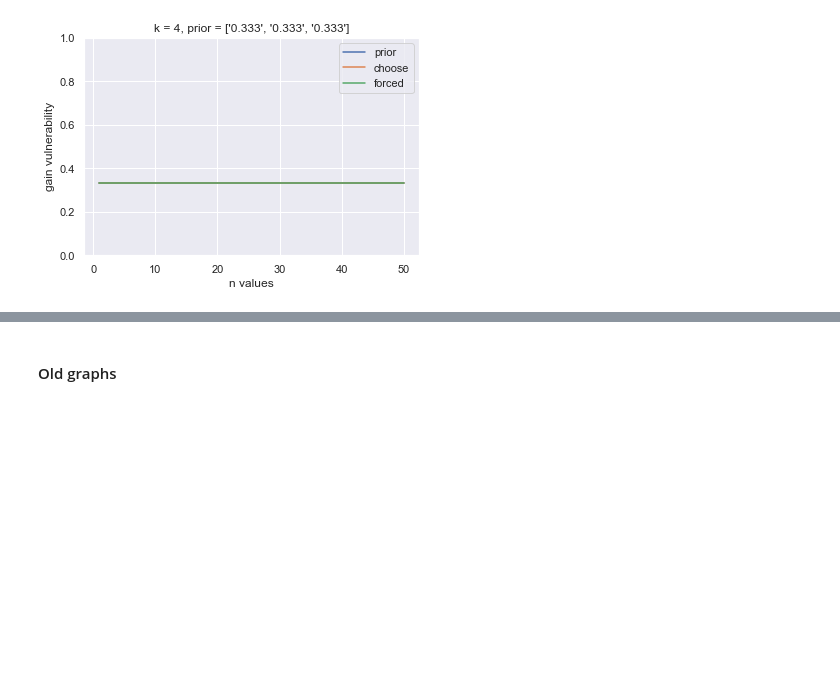
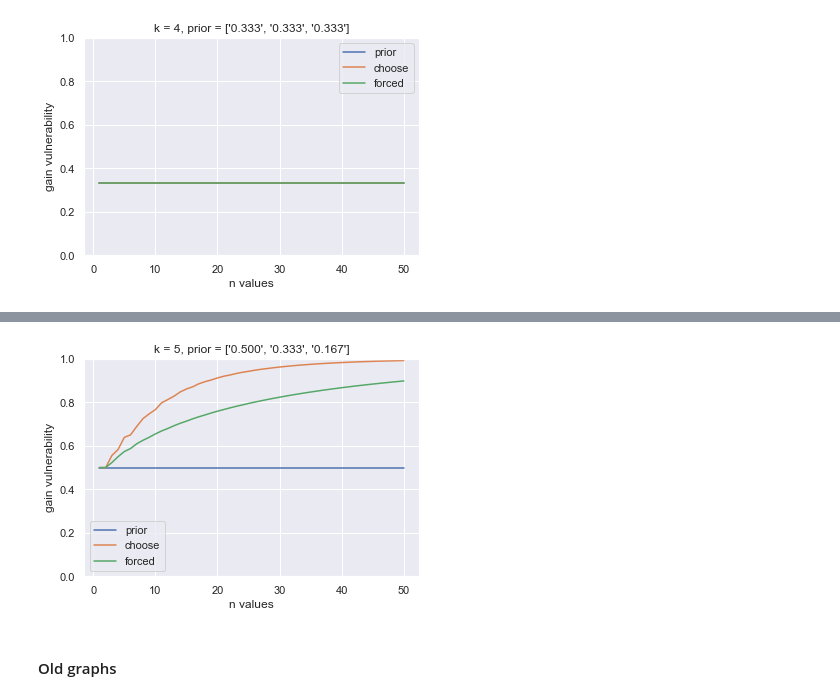
Before and after one commit to majk12/pbv, a Jupyter notebook: gain_choose.ipynb, the cells around one changed output, grey strips where cells are left out. Cells and saved outputs as stored; diff of their text form; code cells hidden in the pictures; blank space fills up the shorter version.

```diff
--- a/gain_choose.ipynb
+++ b/gain_choose.ipynb
@@ -562,3 +557,9 @@ graph_it_prior_choose_forced(50, 4, [1/3, 1/3, 1/3], df_uni_4)
+# %%
+df_non_uni_5 = choose_and_forced_prior_post(50, 5, [1/2, 1/3, 1/6])
+# %%
+graph_it_prior_choose_forced(50, 5, [1/2, 1/3, 1/6], df_non_uni_5)
+# %% [output]
+[figure, added]
 # %% [markdown]
 #### Old graphs
 # %%
```
Also changed, not shown: parts of 13 cells of this notebook.
